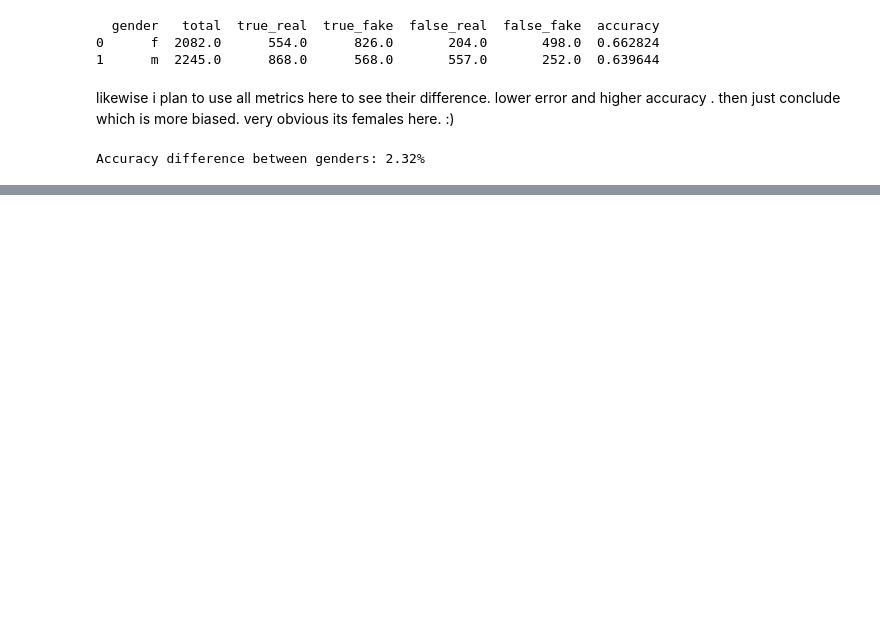
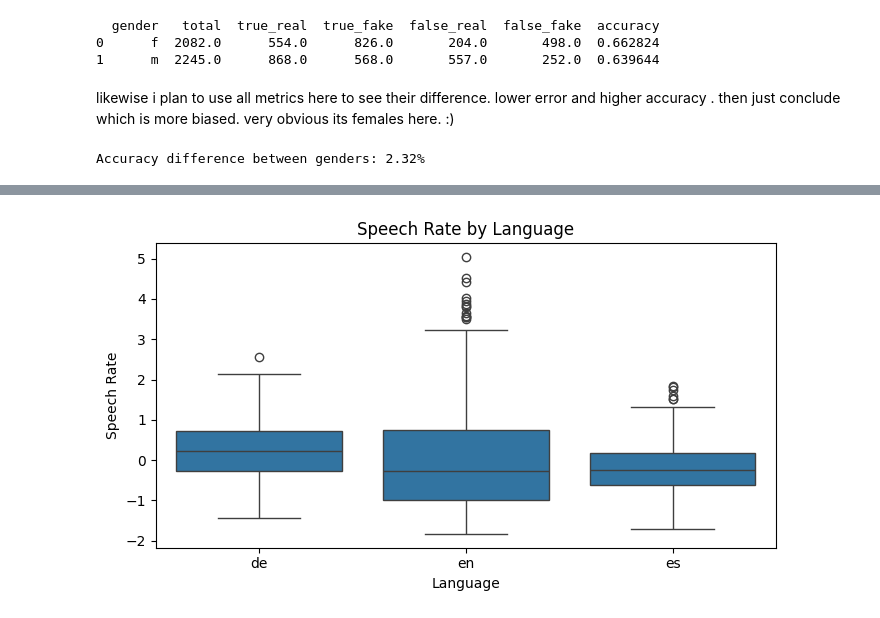
Before and after one commit to Nimsaa/deepfake_thesis, a Jupyter notebook: thesis1.ipynb, the cells around one changed output, grey strips where cells are left out. Drawn from its saved outputs; the diff is of its cells as text; code cells hidden in the pictures; blank space fills up the shorter version.

```diff
--- a/thesis1.ipynb
+++ b/thesis1.ipynb
@@ -675,3 +704,5 @@ files.download("/content/logreg_test_results.csv")
 # %% [output]
 [interactive output not drawn]
 [interactive output not drawn]
+# %%
+results_full = pd.read_csv("/content/drive/MyDrive/odss/logreg_test_results.csv")
@@ -702,0 +856,17 @@ Accuracy difference between genders: 2.32%
+# %%
+import seaborn as sns
+import matplotlib.pyplot as plt
+
+# English, German, and Spanish
+subset = results_full[results_full['language'].isin(['en', 'de', 'es'])]
+
+# speech rate per language
+plt.figure(figsize=(7, 4))
+sns.boxplot(data=subset, x='language', y='speech_rate')
+plt.title("Speech Rate by Language")
+plt.ylabel("Speech Rate")
+plt.xlabel("Language")
+plt.tight_layout()
+plt.show()
+# %% [output]
+[figure, added]
```
Also changed, not shown: parts of 49 cells of this notebook.
